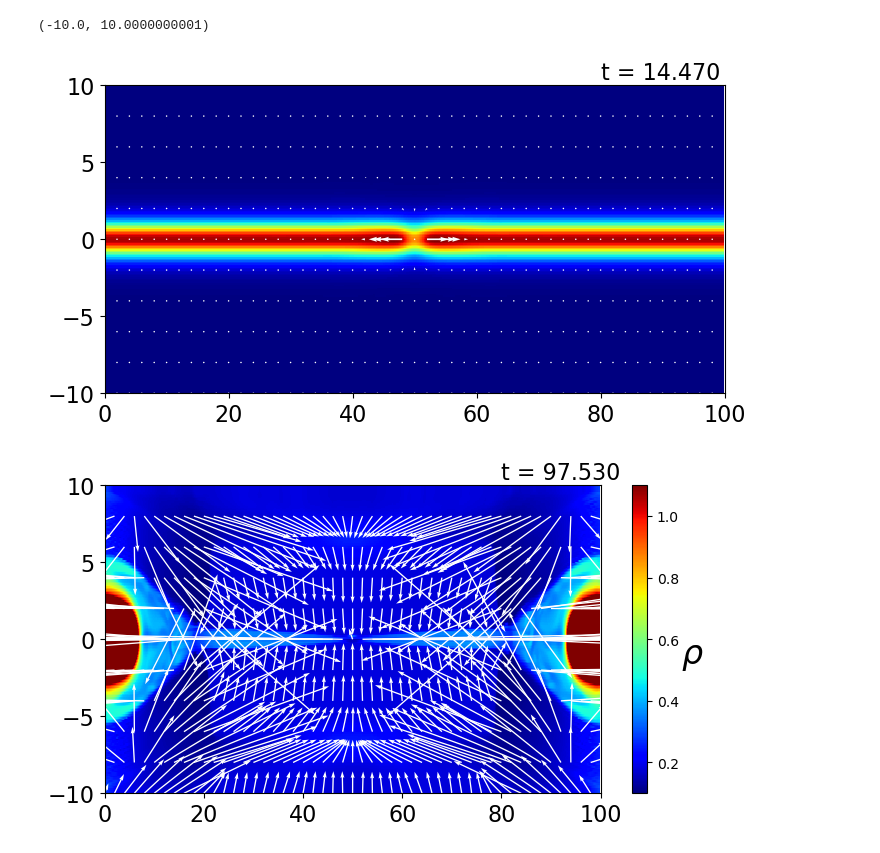
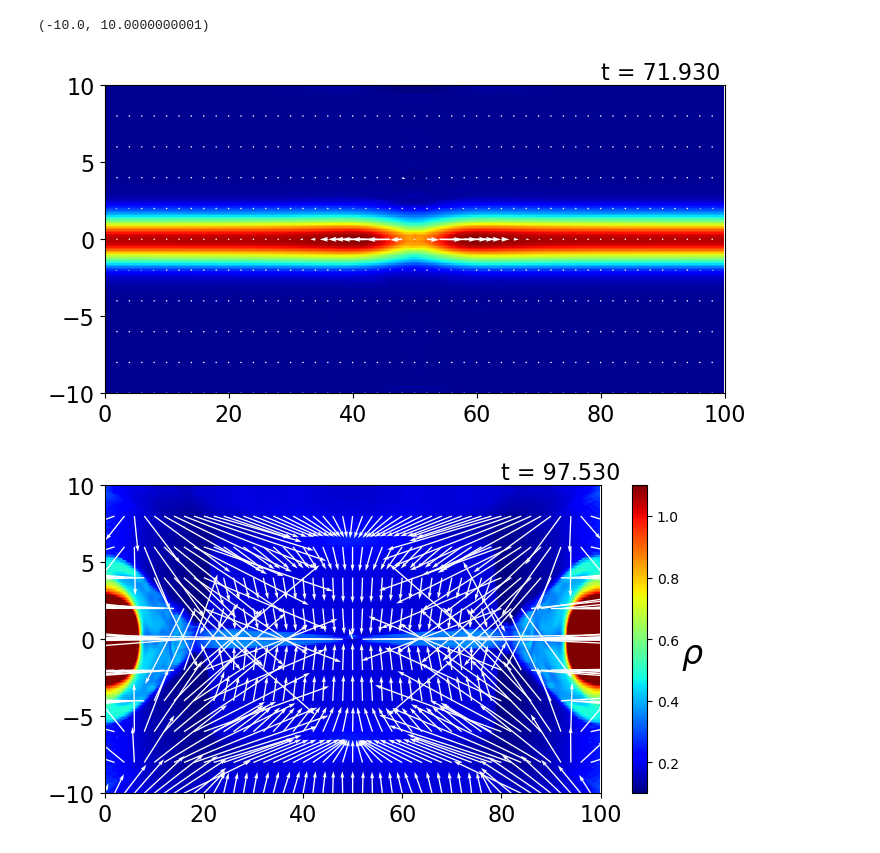
Before and after one commit to keita-akutagawa/ResistiveMHD_GPU, a Jupyter notebook: examples_2D/Petscheck/Petscheck.ipynb, the cells around one changed output. Drawn from its saved outputs; the diff is of its cells as text; code cells hidden in the pictures.

```diff
--- a/examples_2D/Petscheck/Petscheck.ipynb
+++ b/examples_2D/Petscheck/Petscheck.ipynb
@@ -57,40 +57,40 @@ ax1 = fig.add_subplot(111)
 
 log = np.loadtxt("log_Petscheck.txt", delimiter=',')
 dirname = "results"
-step = 1000
+step = 5000
 filename = f"{dirname}/Petscheck_{step}.bin"
 with open(filename, 'rb') as f:
     U = np.fromfile(f, dtype=np.float64)
 U = U.reshape(nx, ny, 8).T
 
 rho = U[0, :, :]
 u = U[1, :, :] / rho
 v = U[2, :, :] / rho
 w = U[3, :, :] / rho
 Bx = U[4, :, :]
 By = U[5, :, :]
 Bz = U[6, :, :]
 e = U[7, :, :]
 p = (gamma-1) * (e - rho*(u**2+v**2+w**2)/2 - (Bx**2+By**2+Bz**2)/2)
 magnetic_pressure = 1/2 * (Bx**2+By**2+Bz**2)
 pT = p + magnetic_pressure
 
 contour = ax1.pcolormesh(X, Y, rho, cmap='jet')
 if step == 0:
     cbar = plt.colorbar(contour, ax=ax1)
     cbar.set_label(r"$\rho$", fontsize=24, rotation=0, labelpad=10)
 quiver_interval = 20
 ax1.quiver(X[::quiver_interval, ::quiver_interval], Y[::quiver_interval, ::quiver_interval],
         u[::quiver_interval, ::quiver_interval], v[::quiver_interval, ::quiver_interval],
         scale=2.0, color='white')
 
 ax1.text(0.8, 1.02, f"t = {log[int(step/100)][1]:.3f}", transform=ax1.transAxes, fontsize=16)
 ax1.tick_params(labelsize=16)
 ax1.set_xlim(0.0, x_max+1e-10)
 ax1.set_ylim(-y_max, y_max+1e-10)
 # %% [output]
 (-10.0, 10.0000000001)
-[figure, old version]
+[figure, new version]
 # %%
 fig = plt.figure(figsize=(8, 4))
 ax1 = fig.add_subplot(111)
```
Also changed, not shown: parts of 1 cell of this notebook, 4 other files.
